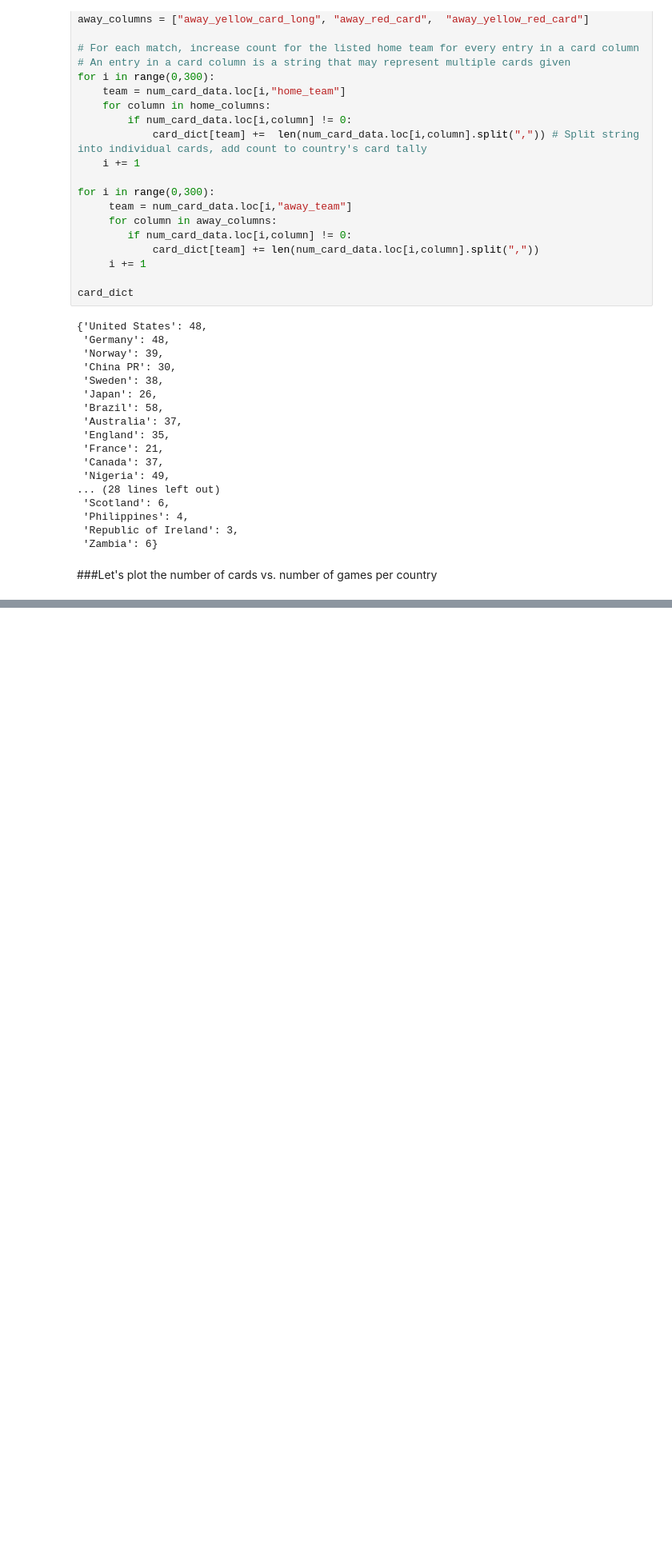
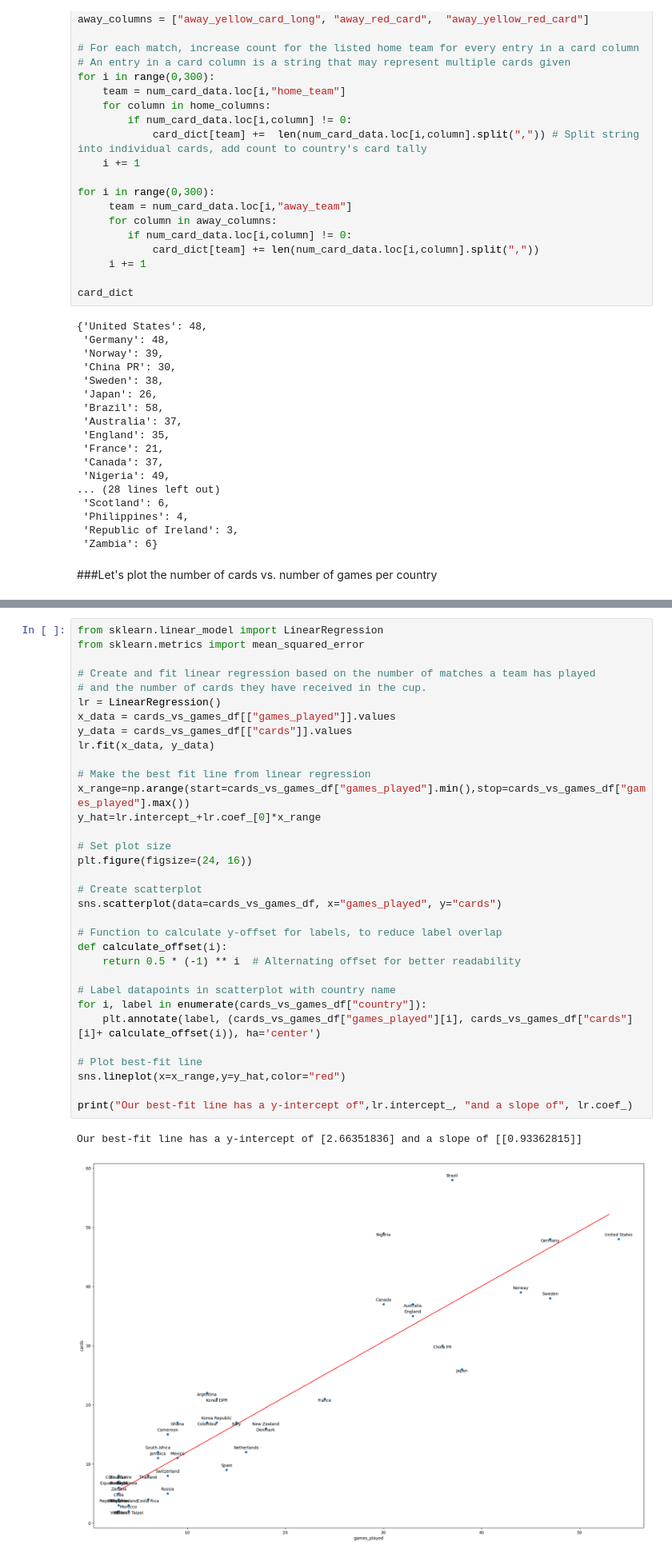
Before and after one commit to taylorshook1/FIFA_WWC_EDA, a Jupyter notebook: EDA of FIFA Women's World Cup 1991-2023.ipynb, the cells around one changed output, grey strips where cells are left out. Shown at 80% size. Cells and saved outputs as stored; diff of their text form; blank space fills up the shorter version.

Commit message:
add labels to scatter plot

```diff
--- a/EDA of FIFA Women's World Cup 1991-2023.ipynb
+++ b/EDA of FIFA Women's World Cup 1991-2023.ipynb
@@ -267,0 +253,36 @@ sns.scatterplot(data=cards_vs_games_df, x="games_played", y="cards")
+# %%
+from sklearn.linear_model import LinearRegression
+from sklearn.metrics import mean_squared_error
+
+# Create and fit linear regression based on the number of matches a team has played
+# and the number of cards they have received in the cup.
+lr = LinearRegression()
+x_data = cards_vs_games_df[["games_played"]].values
+y_data = cards_vs_games_df[["cards"]].values
+lr.fit(x_data, y_data)
+
+# Make the best fit line from linear regression
+x_range=np.arange(start=cards_vs_games_df["games_played"].min(),stop=cards_vs_games_df["games_played"].max())
+y_hat=lr.intercept_+lr.coef_[0]*x_range
+
+# Set plot size
+plt.figure(figsize=(24, 16))
+
+# Create scatterplot
+sns.scatterplot(data=cards_vs_games_df, x="games_played", y="cards")
+
+# Function to calculate y-offset for labels, to reduce label overlap
+def calculate_offset(i):
+    return 0.5 * (-1) ** i  # Alternating offset for better readability
+
+# Label datapoints in scatterplot with country name
+for i, label in enumerate(cards_vs_games_df["country"]):
+    plt.annotate(label, (cards_vs_games_df["games_played"][i], cards_vs_games_df["cards"][i]+ calculate_offset(i)), ha='center')
+
+# Plot best-fit line
+sns.lineplot(x=x_range,y=y_hat,color="red")
+
+print("Our best-fit line has a y-intercept of",lr.intercept_, "and a slope of", lr.coef_)
+# %% [output]
+Our best-fit line has a y-intercept of [2.66351836] and a slope of [[0.93362815]]
+[figure, added]
```
Also changed, not shown: parts of 3 cells of this notebook.
